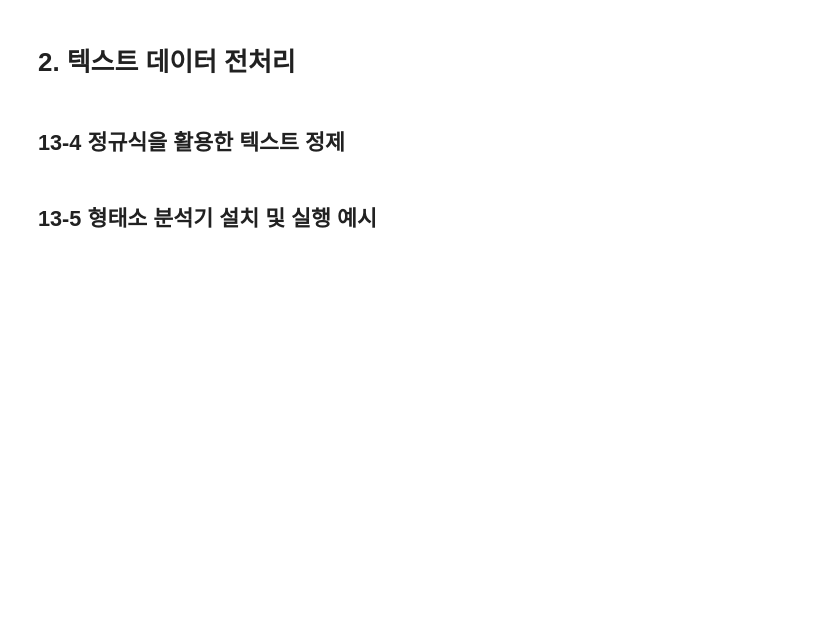
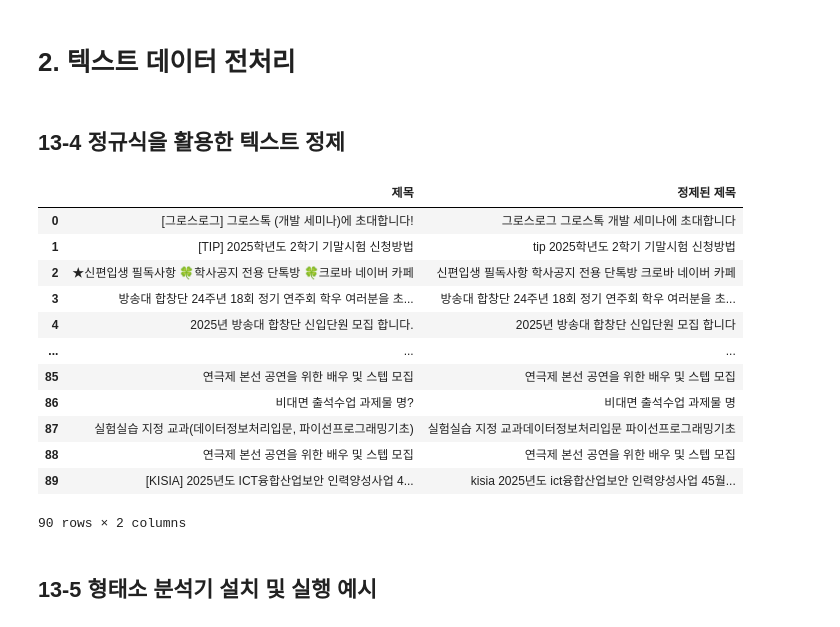
Before and after one commit to akatwinkle/bab_bab, a Jupyter notebook: 오픈소스_데이터_분석_13강.ipynb, the cells around one changed output. Saved outputs shown, nothing was run; the diff lists cells and outputs as text; code cells hidden in the pictures; blank space fills up the shorter version.

```diff
--- a/오픈소스_데이터_분석_13강.ipynb
+++ b/오픈소스_데이터_분석_13강.ipynb
@@ -62,17 +62,19 @@ from lxml import html
 ## URL로부터 페이지 내용 가져오기
 def get_page(driver, url):
     # url 페이지로 이동
+    driver.get(url) # driver : 가상의 웹페이지
 
     # 해당 페이지의 html을 page_content로 저장
+    page_content = driver.page_source
 
     # page_content를 lxml의 html 객체로 변환하고 tree로 저장
-
+    tree = html.fromstring(page_content)
     return tree
 
 ## HTML 트리에서 제목 추출
 def extract_titles(tree):
     ## td-subject를 클래스로 가지는 td 태그 > a태그 > string > text() 을 xpath로 구하고 titles로 저장
-
+    titles = tree.xpath('//td[@class="td-subject"]/a/strong/text()')
     return titles
 
 ## 제목 목록 출력
@@ -100,10 +119,10 @@ import pandas as pd
 ## 다음 페이지로 이동하고 tree 정보 반환
 def move_to_next_page(driver):
     # _listNext 클래스를 기준으로 엘리먼트 선택
-
+    next_page_link = driver.find_element(By.CLASS_NAME, "_listNext")
     if next_page_link and next_page_link.is_enabled():
         # 다음 페이지 버튼 클릭
-
+        next_page_link.click()
         WebDriverWait(driver, 10).until(
             EC.presence_of_element_located((By.CLASS_NAME, "board-table"))
         )
@@ -113,7 +132,7 @@ def move_to_next_page(driver):
     else:
         return None
 
-## 여러 페이지에서 게시물 제목 가져오기
+## 여러 페이지에서 게시물 제목 가져오기 #verbose : 디버깅할때 사용, 중간중간 상태 보고
 def get_board_titles(url, pages, verbose=False):
     driver = gs.Chrome()
     board_titles = []
@@ -122,10 +141,10 @@ def get_board_titles(url, pages, verbose=False):
           print(f"=== 페이지 {page} 처리중입니다. ===")
         if page == 1:
             # 13-2 에서 작성한 get_page 함수를 이용하여 현재 페이지 tree 구하기
-
+            tree = get_page(driver, url)
         else:
             # 다음 페이지로 이동하고 해당 페이지 tree 구하기
-
+            tree = move_to_next_page(driver)
         if tree is not None:
             titles = extract_titles(tree)
             board_titles.extend(titles)
@@ -147,27 +186,42 @@ cs_df = pd.DataFrame(data = {'제목': board_titles})
 # %%
 import re
 
 ## 텍스트 정제 함수
 def clean_text(text):
     if isinstance(text, str):
        # 특수 문자 제거 regex (영어 소문자, 영어 대문자, 숫자, 한글, 공백글자만 허용)
-
+       text = re.sub(r'[^a-zA-Z0-9가-힣\s]', '', text) #text의 패턴에 걸린 문자를 없는것으로 치환
        # HTML 태그 제거 regex
+       text = re.sub(r'<[^>]*', '', text)
 
        # 소문자로 변환 python 함수
-
+       text = text.lower()
        return text
     else:
         return ""
 
 ## 데이터프레임 정제 함수
 def clean_df(df):
   if not df.empty:
       df['정제된 제목'] = df['제목'].apply(clean_text)
 
 ## cs_df에 정제 함수 적용
 clean_df(cs_df)
 cs_df
+# %% [output]
+|  | 제목 | 정제된 제목 |
+| 0 | [그로스로그] 그로스톡 (개발 세미나)에 초대합니다! | 그로스로그 그로스톡 개발 세미나에 초대합니다 |
+| 1 | [TIP] 2025학년도 2학기 기말시험 신청방법 | tip 2025학년도 2학기 기말시험 신청방법 |
+| 2 | ★신편입생 필독사항 🍀학사공지 전용 단톡방 🍀크로바 네이버 카페 | 신편입생 필독사항 학사공지 전용 단톡방 크로바 네이버 카페 |
+| 3 | 방송대 합창단 24주년 18회 정기 연주회 학우 여러분을 초... | 방송대 합창단 24주년 18회 정기 연주회 학우 여러분을 초... |
+| 4 | 2025년 방송대 합창단 신입단원 모집 합니다. | 2025년 방송대 합창단 신입단원 모집 합니다 |
+| ... | ... | ... |
+| 85 | 연극제 본선 공연을 위한 배우 및 스텝 모집 | 연극제 본선 공연을 위한 배우 및 스텝 모집 |
+| 86 | 비대면 출석수업 과제물 명? | 비대면 출석수업 과제물 명 |
+| 87 | 실험실습 지정 교과(데이터정보처리입문, 파이선프로그래밍기초) | 실험실습 지정 교과데이터정보처리입문 파이선프로그래밍기초 |
+| 88 | 연극제 본선 공연을 위한 배우 및 스텝 모집 | 연극제 본선 공연을 위한 배우 및 스텝 모집 |
+| 89 | [KISIA] 2025년도 ICT융합산업보안 인력양성사업 4... | kisia 2025년도 ict융합산업보안 인력양성사업 45월... |
+90 rows × 2 columns
 # %% [markdown]
 ## 13-5 형태소 분석기 설치 및 실행 예시
 # %%
```
Also changed, not shown: parts of 5 cells of this notebook.
